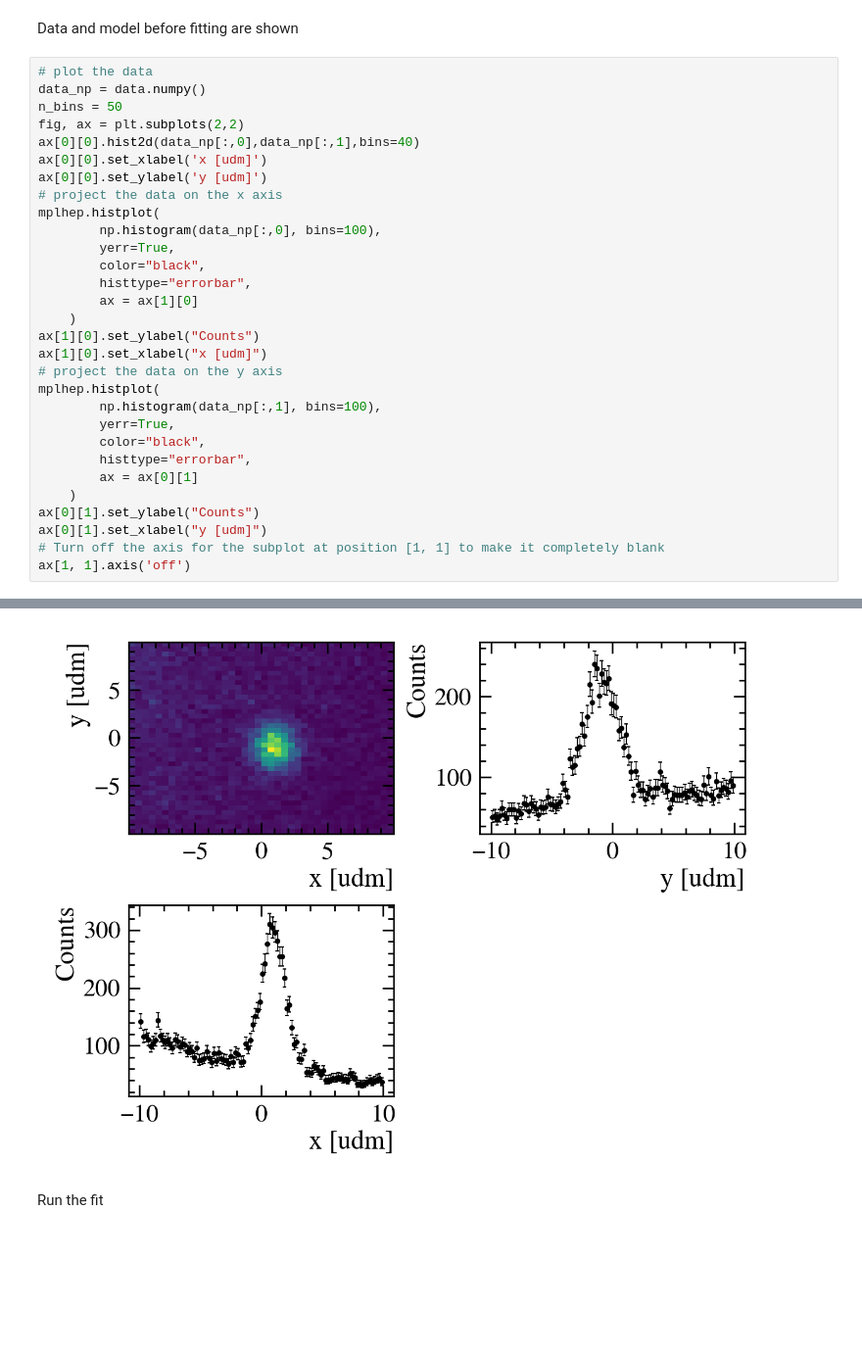
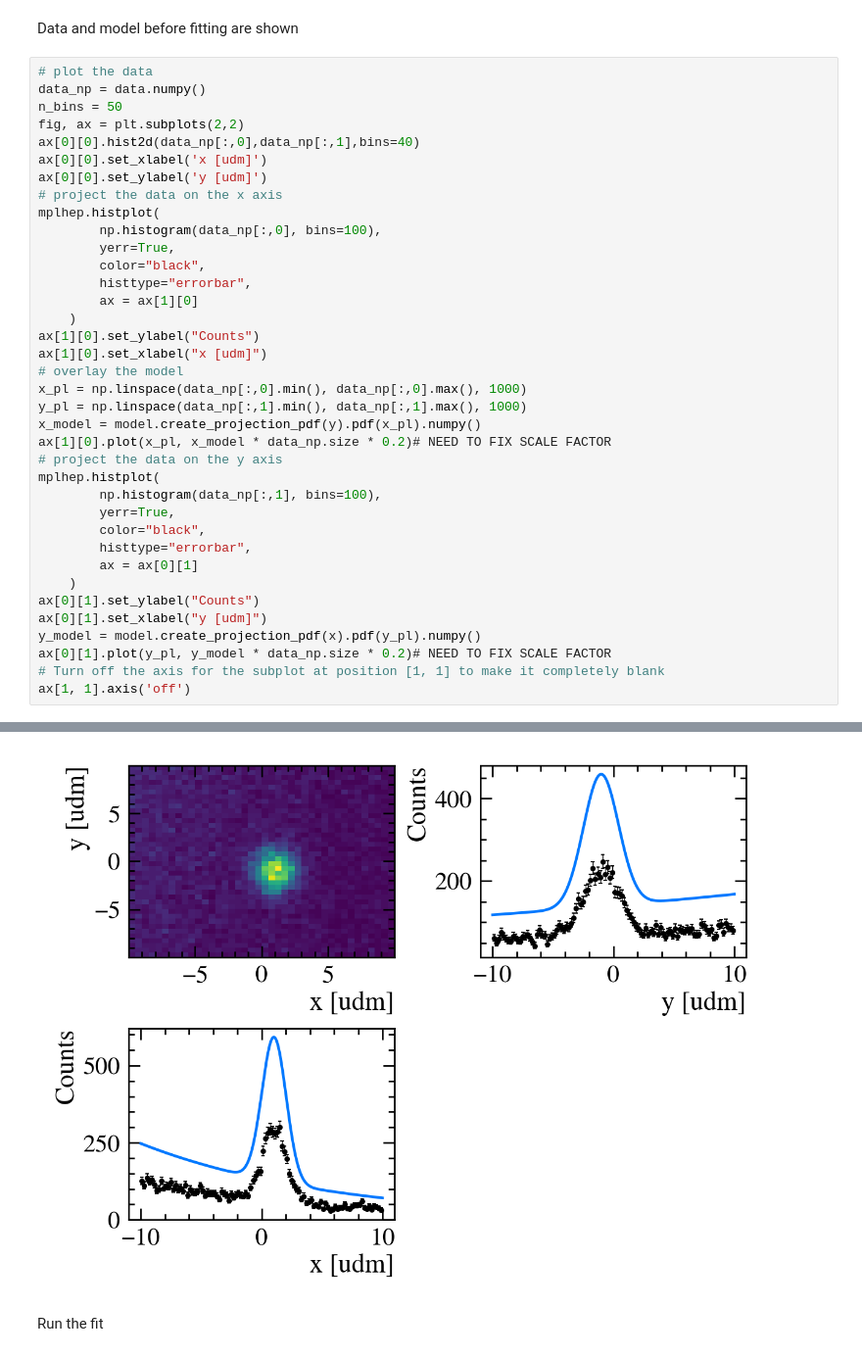
Before and after one commit to cpviolation/zfit_exercises, a Jupyter notebook: notebooks/SignalBackgroundPlot-2D.ipynb, the cells around one changed output, grey strips where cells are left out. Shown: that part at 98% size. Drawn from its saved outputs; the diff is of its cells as text; blank space fills up the shorter version.

Commit message:
managed to plot projection of 2D model

```diff
--- a/notebooks/SignalBackgroundPlot-2D.ipynb
+++ b/notebooks/SignalBackgroundPlot-2D.ipynb
@@ -67,34 +67,41 @@ Data and model before fitting are shown
 data_np = data.numpy()
 n_bins = 50
 fig, ax = plt.subplots(2,2)
 ax[0][0].hist2d(data_np[:,0],data_np[:,1],bins=40)
 ax[0][0].set_xlabel('x [udm]')
 ax[0][0].set_ylabel('y [udm]')
 # project the data on the x axis
 mplhep.histplot(
         np.histogram(data_np[:,0], bins=100),
         yerr=True,
         color="black",
         histtype="errorbar",
         ax = ax[1][0]
     )
 ax[1][0].set_ylabel("Counts")
 ax[1][0].set_xlabel("x [udm]")
+# overlay the model
+x_pl = np.linspace(data_np[:,0].min(), data_np[:,0].max(), 1000)
+y_pl = np.linspace(data_np[:,1].min(), data_np[:,1].max(), 1000)
+x_model = model.create_projection_pdf(y).pdf(x_pl).numpy()
+ax[1][0].plot(x_pl, x_model * data_np.size * 0.2)# NEED TO FIX SCALE FACTOR
 # project the data on the y axis
 mplhep.histplot(
         np.histogram(data_np[:,1], bins=100),
         yerr=True,
         color="black",
         histtype="errorbar",
         ax = ax[0][1]
     )
 ax[0][1].set_ylabel("Counts")
 ax[0][1].set_xlabel("y [udm]")
+y_model = model.create_projection_pdf(x).pdf(y_pl).numpy()
+ax[0][1].plot(y_pl, y_model * data_np.size * 0.2)# NEED TO FIX SCALE FACTOR
 # Turn off the axis for the subplot at position [1, 1] to make it completely blank
 ax[1, 1].axis('off')
 # %% [output]
 (0.0, 1.0, 0.0, 1.0)
-[figure, old version]
+[figure, new version]
 # %% [markdown]
 Run the fit
 # %%
```
Also changed, not shown: parts of 4 cells of this notebook.
